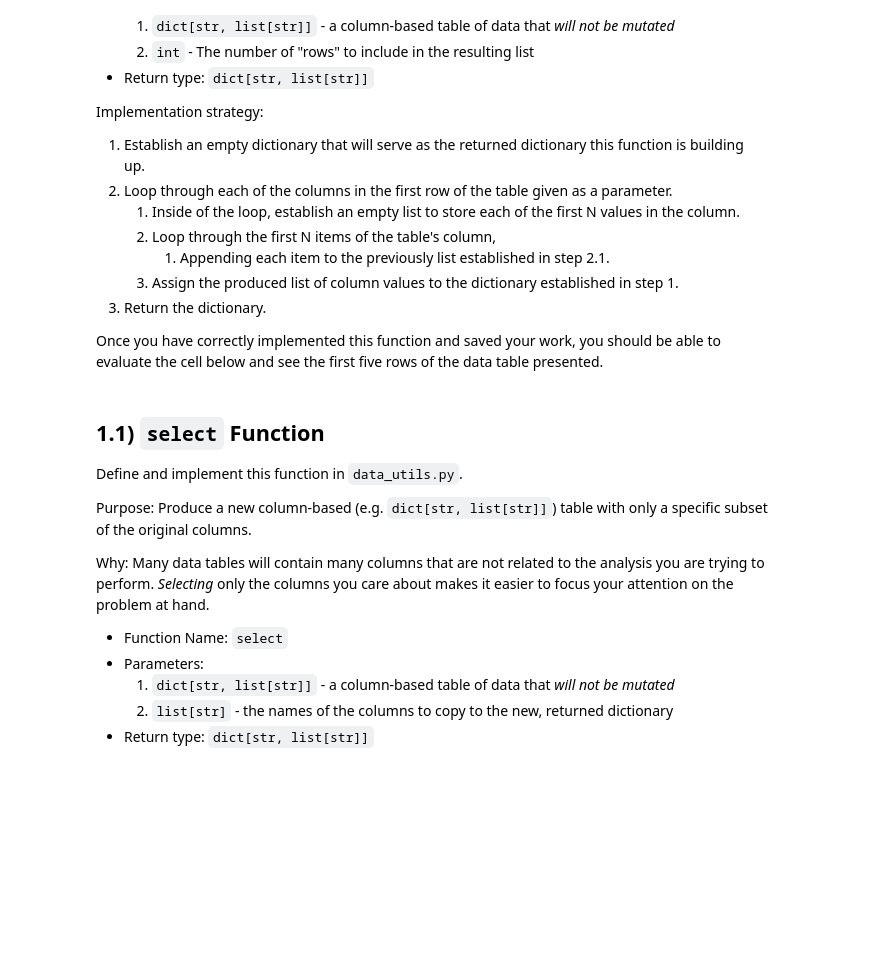
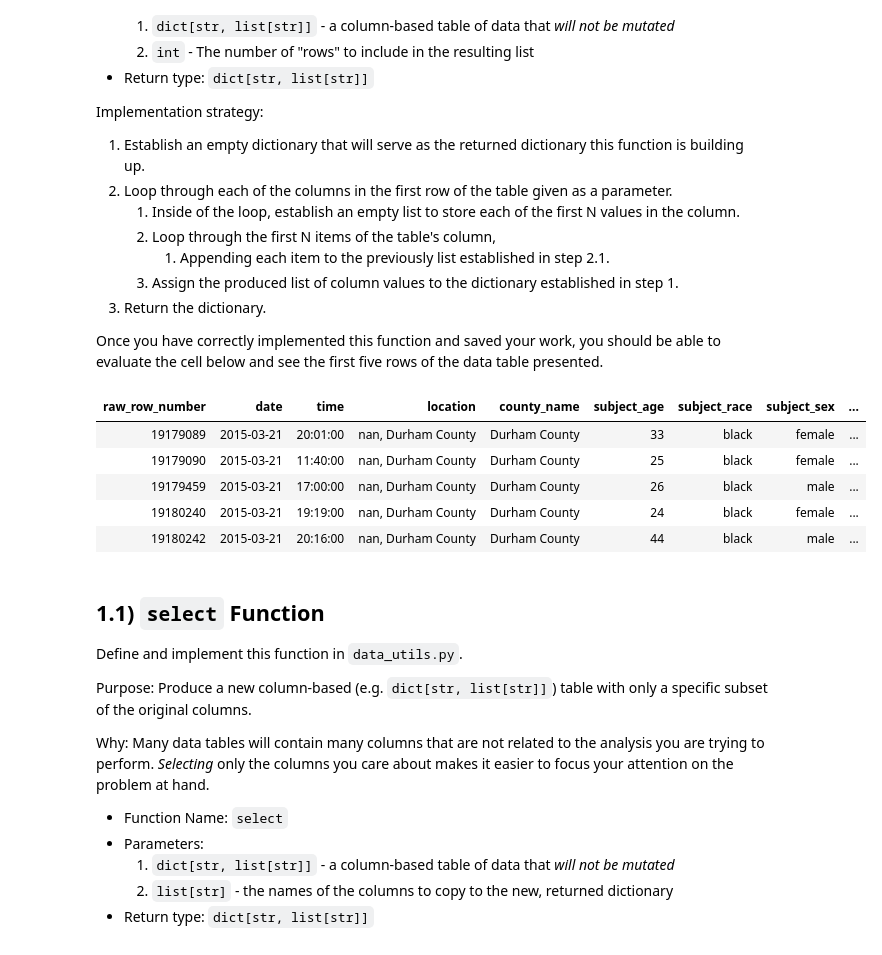
Before and after one commit to madeleinngo/comp110-21s-workspace, a Jupyter notebook: exercises/ex04/data_wrangling.ipynb, the cells around one changed output. Cells and saved outputs as stored; diff of their text form; code cells hidden in the pictures; blank space fills up the shorter version.

```diff
--- a/exercises/ex04/data_wrangling.ipynb
+++ b/exercises/ex04/data_wrangling.ipynb
@@ -191,13 +177,20 @@ Once you have correctly implemented this function and saved your work, you shoul
 # %%
 from data_utils import head
 
 data_cols_head: dict[str, list[str]] = head(data_cols, 5)
 
-if len(data_cols_head.keys()) != len(data_cols_head.keys()) or len(data_cols_head["subject_age"]) != 5:
+if len(data_cols_head.keys()) != len(data_cols.keys()) or len(data_cols_head["subject_age"]) != 5:
     print("Complete your implementation of columnar in data_utils.py")
     print("Be sure to follow the guidelines above and save your work before re-evaluating!")
 
 tabulate(data_cols_head, data_cols_head.keys(), "html")
+# %% [output]
+| raw_row_number | date | time | location | county_name | subject_age | subject_race | subject_sex | ... |
+| 19179089 | 2015-03-21 | 20:01:00 | nan, Durham County | Durham County | 33 | black | female | ... |
+| 19179090 | 2015-03-21 | 11:40:00 | nan, Durham County | Durham County | 25 | black | female | ... |
+| 19179459 | 2015-03-21 | 17:00:00 | nan, Durham County | Durham County | 26 | black | male | ... |
+| 19180240 | 2015-03-21 | 19:19:00 | nan, Durham County | Durham County | 24 | black | female | ... |
+| 19180242 | 2015-03-21 | 20:16:00 | nan, Durham County | Durham County | 44 | black | male | ... |
 # %% [markdown]
 ## 1.1) `select` Function
 
```
Also changed, not shown: parts of 4 cells of this notebook, 1 other file.
